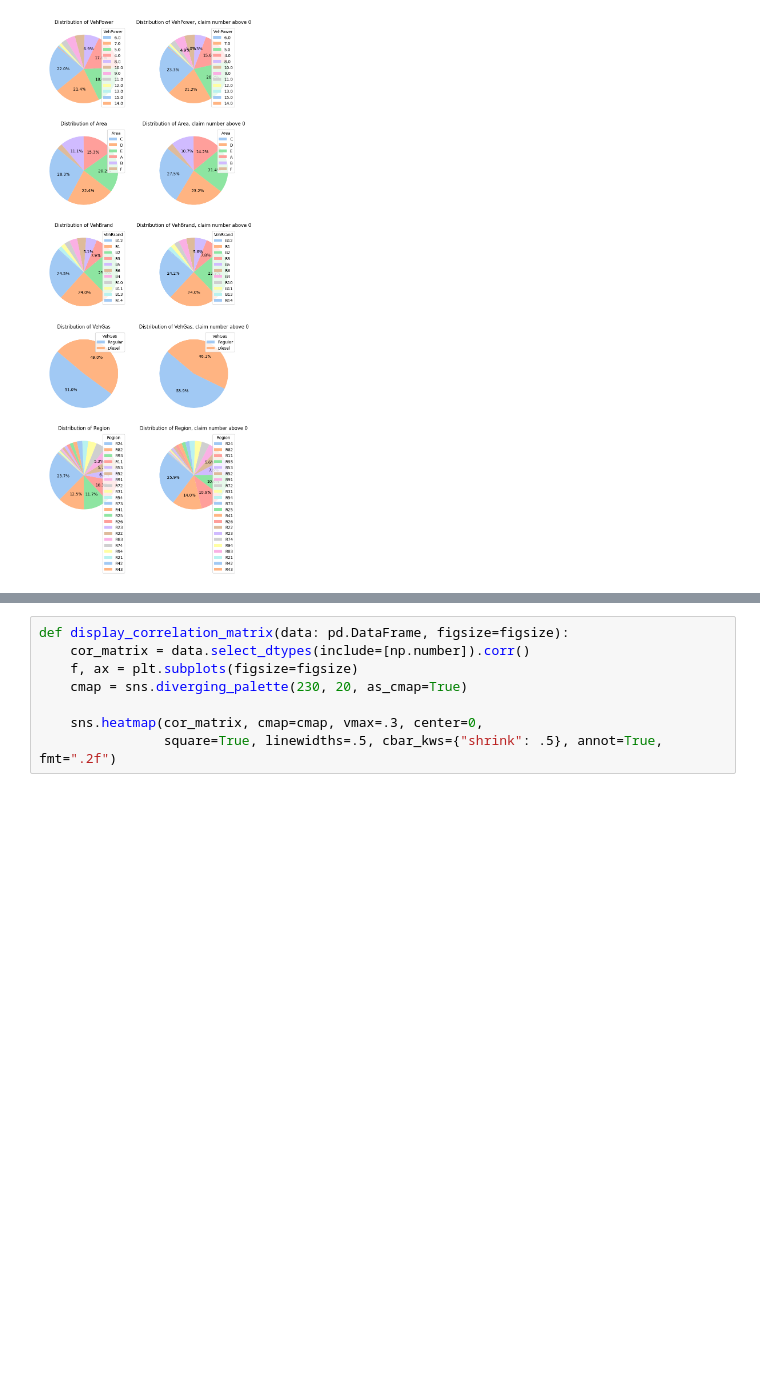
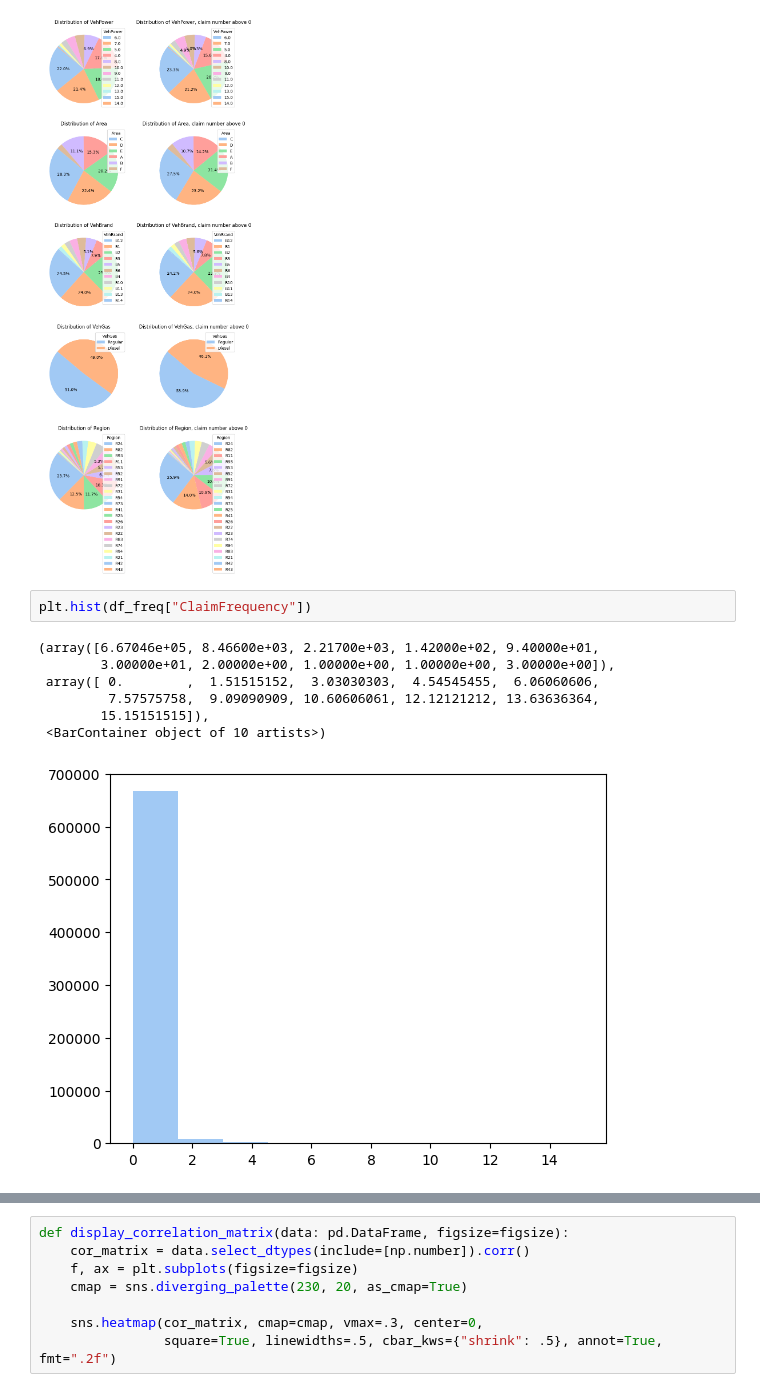
Before and after one commit to NGala540/FrequencyOfClaimsPrediction, a Jupyter notebook: Exploratory Data Analysis.ipynb, the cells around one changed output, grey strips where cells are left out. Saved outputs shown, nothing was run; the diff lists cells and outputs as text; blank space fills up the shorter version.

```diff
--- a/Exploratory Data Analysis.ipynb
+++ b/Exploratory Data Analysis.ipynb
@@ -103,3 +103,13 @@ plt.tight_layout()
 plt.show()
 # %% [output]
 [figure]
+# %%
+plt.hist(df_freq["ClaimFrequency"])
+# %% [output]
+(array([6.67046e+05, 8.46600e+03, 2.21700e+03, 1.42000e+02, 9.40000e+01,
+        3.00000e+01, 2.00000e+00, 1.00000e+00, 1.00000e+00, 3.00000e+00]),
+ array([ 0.        ,  1.51515152,  3.03030303,  4.54545455,  6.06060606,
+         7.57575758,  9.09090909, 10.60606061, 12.12121212, 13.63636364,
+        15.15151515]),
+ <BarContainer object of 10 artists>)
+[figure, added]
```
Also changed, not shown: parts of 6 cells of this notebook, 5 other files.
